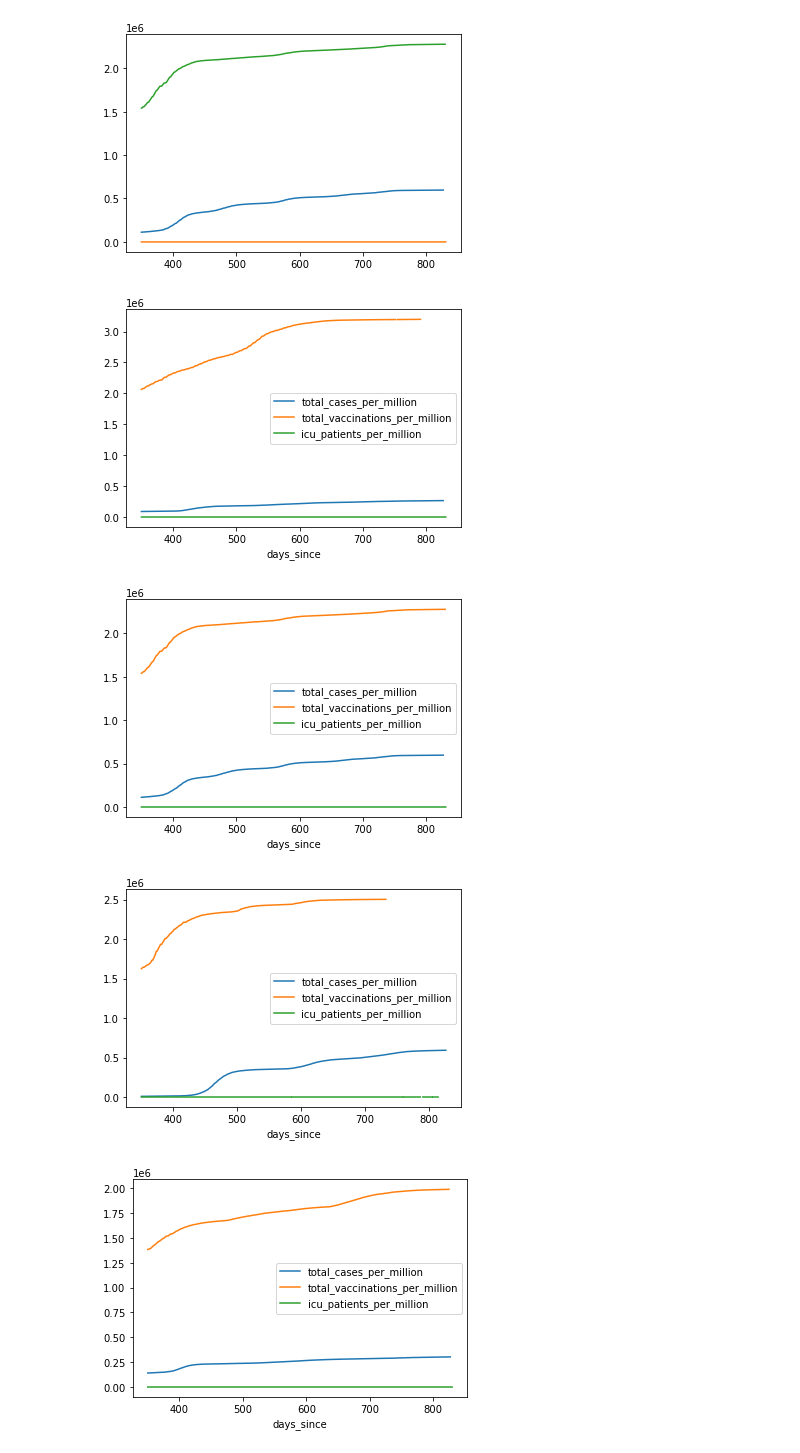
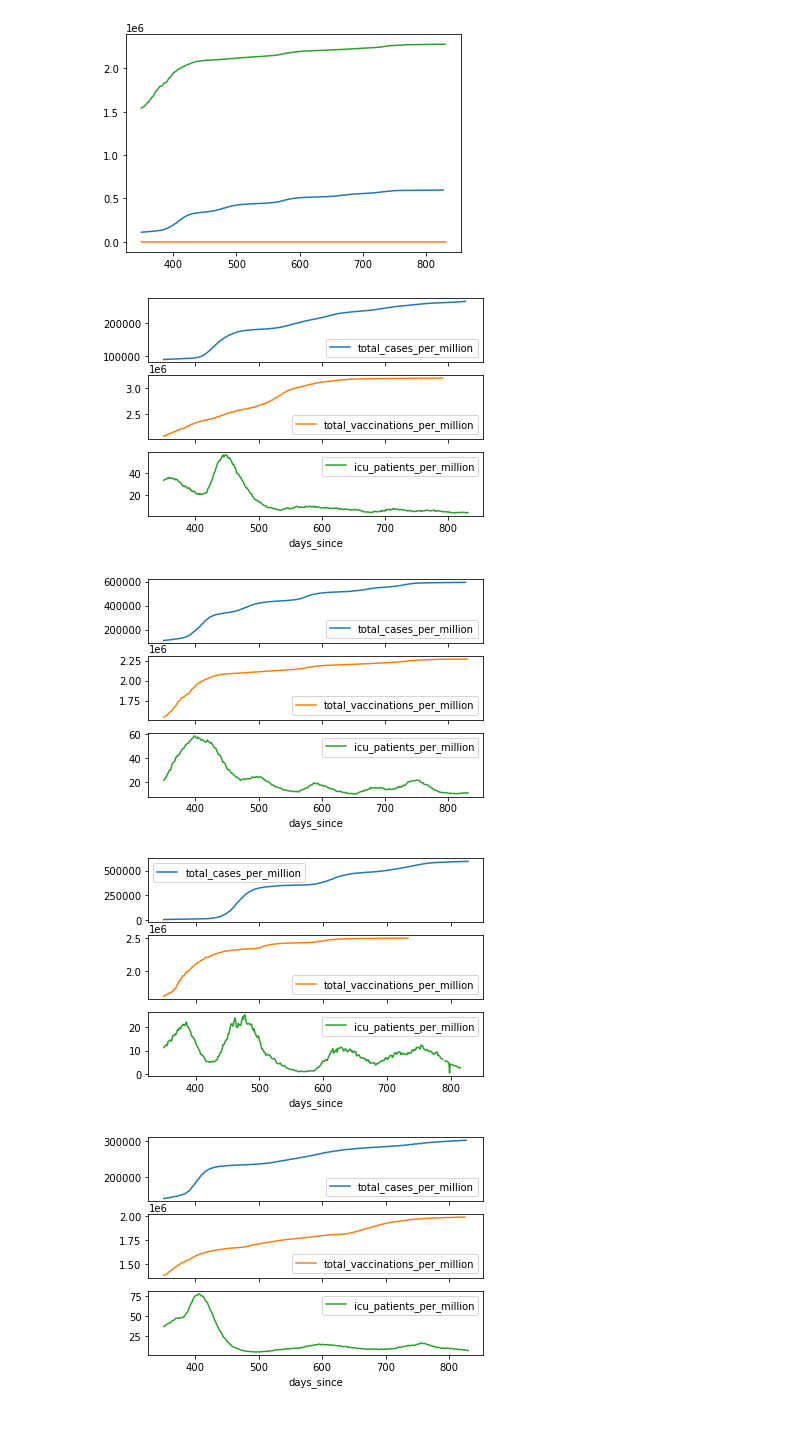
Before and after one commit to tubbsyal/BEE2024_p3, a Jupyter notebook: Part3_1Notebook.ipynb, the cells around one changed output. Drawn from its saved outputs; the diff is of its cells as text; code cells hidden in the pictures; blank space fills up the shorter version.

Commit message:
create graph matrix

```diff
--- a/Part3_1Notebook.ipynb
+++ b/Part3_1Notebook.ipynb
@@ -211,14 +213,14 @@ plt.show()
 # %%
 
 df8 = pd.concat([df6,df5,df4,df3])
-
+df7 = df8
 df8.set_index('days_since',inplace = True)
 
-df8.groupby('iso_code').plot()
+df8.groupby('iso_code').plot(subplots=True)
 fig.suptitle('Total COVID-19 cases, ICU patients and vaccinations per million in United States, Chilie, South Korea and France')
 plt.show()
 # %% [output]
-[figure, old version]
+[figure, new version]
-[figure, old version]
+[figure, new version]
-[figure, old version]
+[figure, new version]
-[figure, old version]
+[figure, new version]
```
Also changed, not shown: parts of 6 cells of this notebook.
